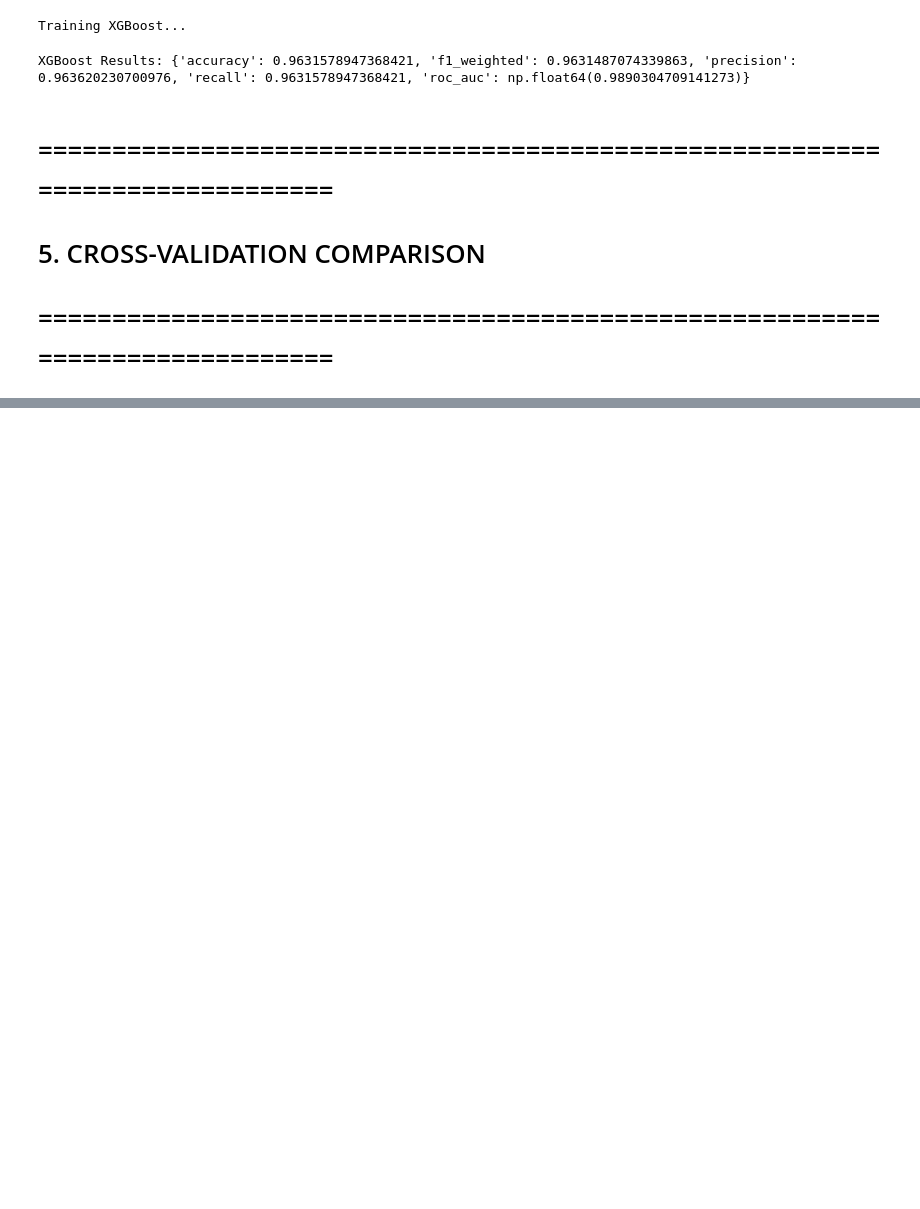
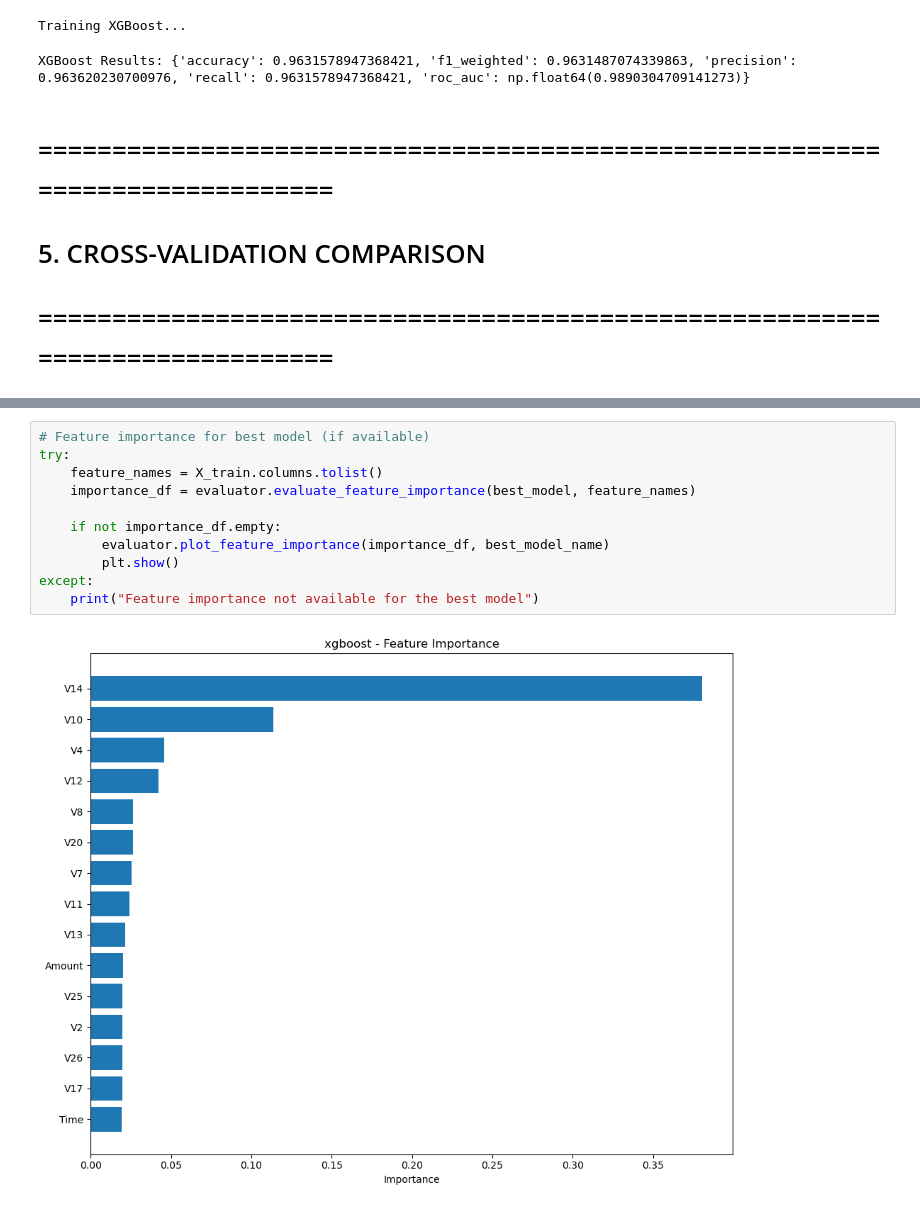
Before and after one commit to Losif01/creditFraudDetection, a Jupyter notebook: notebooks/demonstration_for_clean_code.ipynb, the cells around one changed output, grey strips where cells are left out. Cells and saved outputs as stored; diff of their text form; blank space fills up the shorter version.

```diff
--- a/notebooks/demonstration_for_clean_code.ipynb
+++ b/notebooks/demonstration_for_clean_code.ipynb
@@ -478,0 +594,13 @@ Ensemble Models Comparison:
+# %%
+# Feature importance for best model (if available)
+try:
+    feature_names = X_train.columns.tolist()
+    importance_df = evaluator.evaluate_feature_importance(best_model, feature_names)
+
+    if not importance_df.empty:
+        evaluator.plot_feature_importance(importance_df, best_model_name)
+        plt.show()
+except:
+    print("Feature importance not available for the best model")
+# %% [output]
+[figure, added]
```
Also changed, not shown: parts of 22 cells of this notebook, 8 other files.
